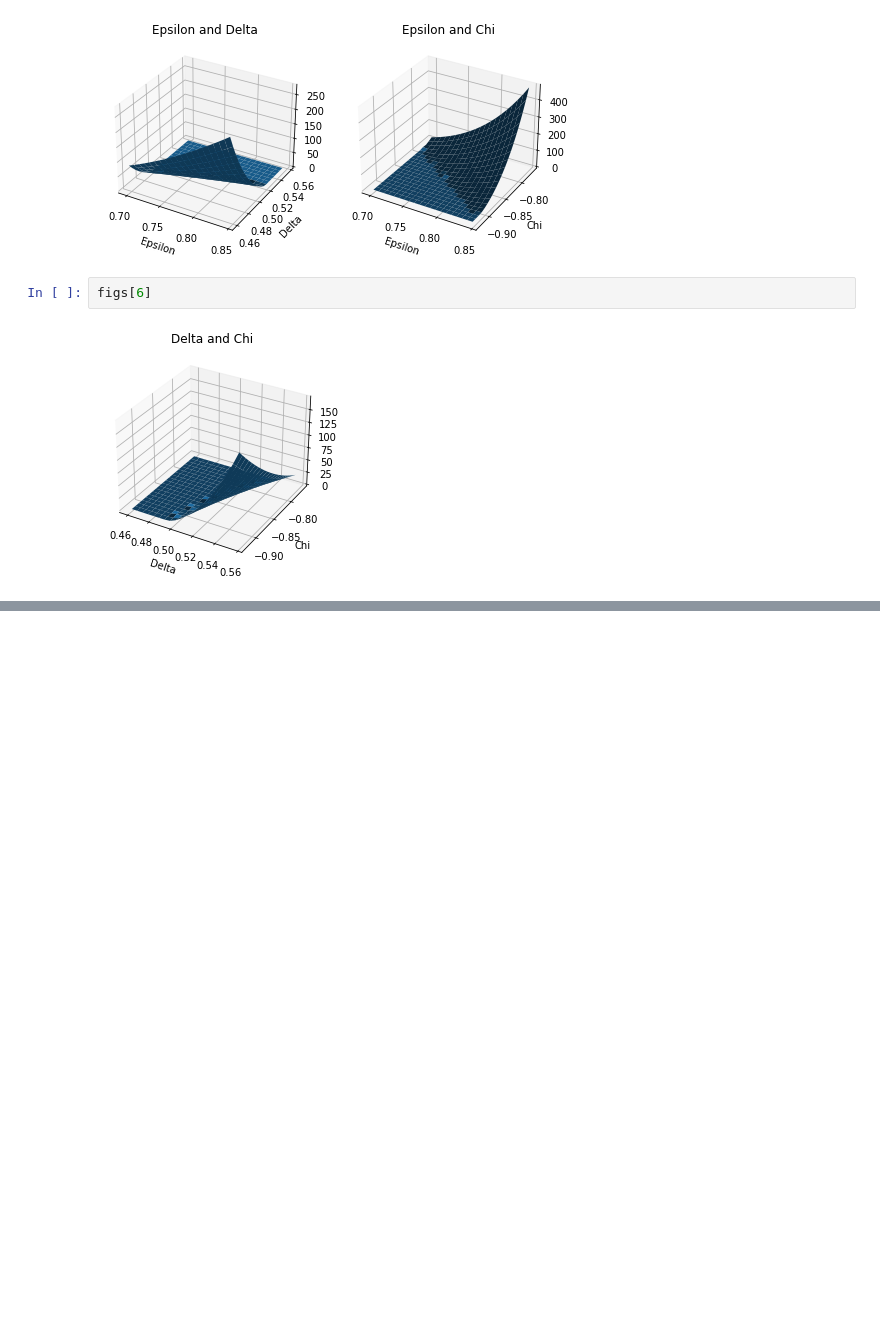
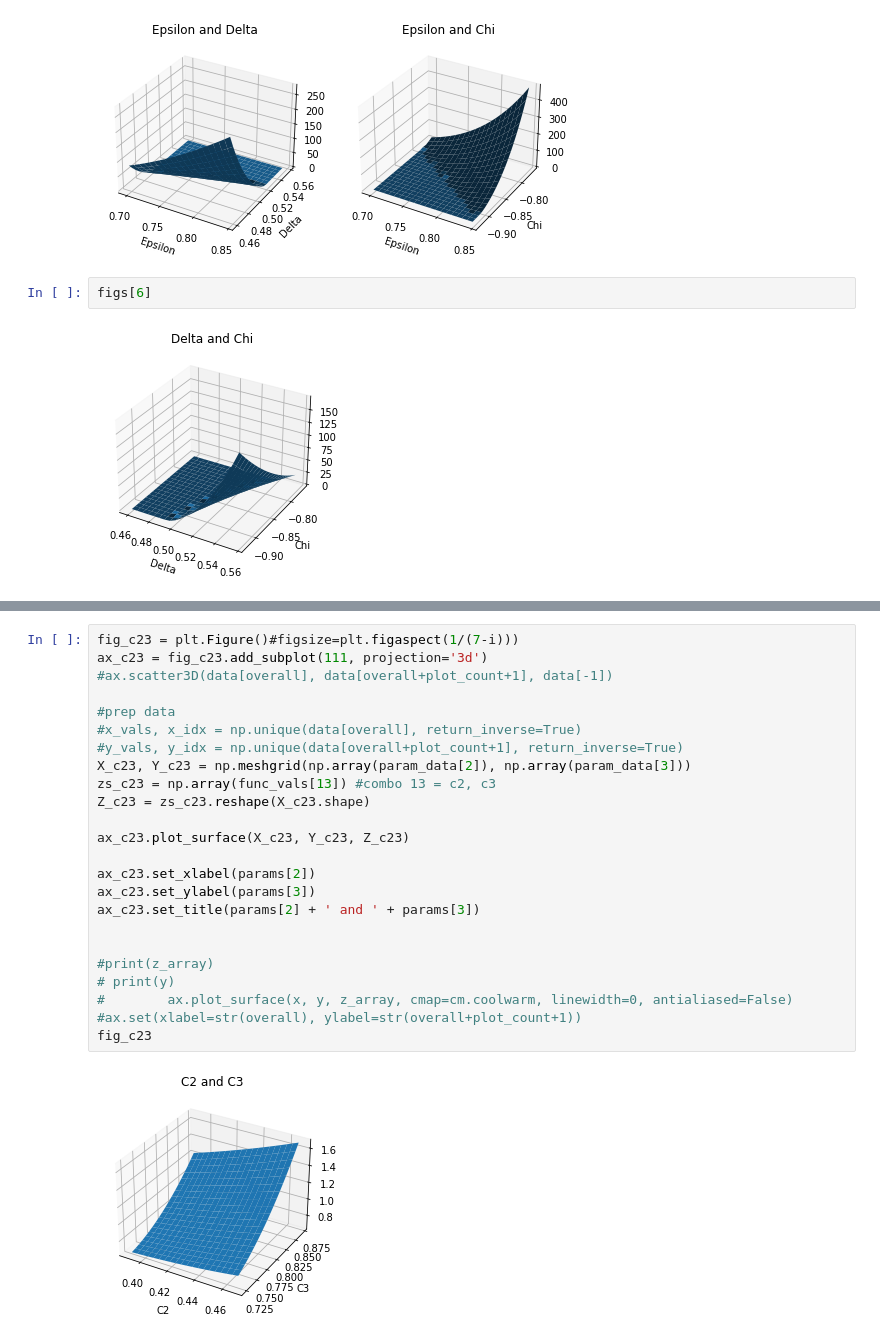
Before and after one commit to ange1a-j14/qbsys, a Jupyter notebook: VisualizationFinal.ipynb, the cells around one changed output, grey strips where cells are left out. Cells and saved outputs as stored; diff of their text form; blank space fills up the shorter version.

```diff
--- a/VisualizationFinal.ipynb
+++ b/VisualizationFinal.ipynb
@@ -214,0 +333,26 @@ figs[6]
+# %%
+fig_c23 = plt.Figure()#figsize=plt.figaspect(1/(7-i)))
+ax_c23 = fig_c23.add_subplot(111, projection='3d')
+#ax.scatter3D(data[overall], data[overall+plot_count+1], data[-1])
+
+#prep data
+#x_vals, x_idx = np.unique(data[overall], return_inverse=True)
+#y_vals, y_idx = np.unique(data[overall+plot_count+1], return_inverse=True)
+X_c23, Y_c23 = np.meshgrid(np.array(param_data[2]), np.array(param_data[3]))
+zs_c23 = np.array(func_vals[13]) #combo 13 = c2, c3
+Z_c23 = zs_c23.reshape(X_c23.shape)
+
+ax_c23.plot_surface(X_c23, Y_c23, Z_c23)
+
+ax_c23.set_xlabel(params[2])
+ax_c23.set_ylabel(params[3])
+ax_c23.set_title(params[2] + ' and ' + params[3])
+
+
+#print(z_array)
+# print(y)
+#        ax.plot_surface(x, y, z_array, cmap=cm.coolwarm, linewidth=0, antialiased=False)
+#ax.set(xlabel=str(overall), ylabel=str(overall+plot_count+1))
+fig_c23
+# %% [output]
+[figure, added]
```
Also changed, not shown: parts of 8 cells of this notebook.
